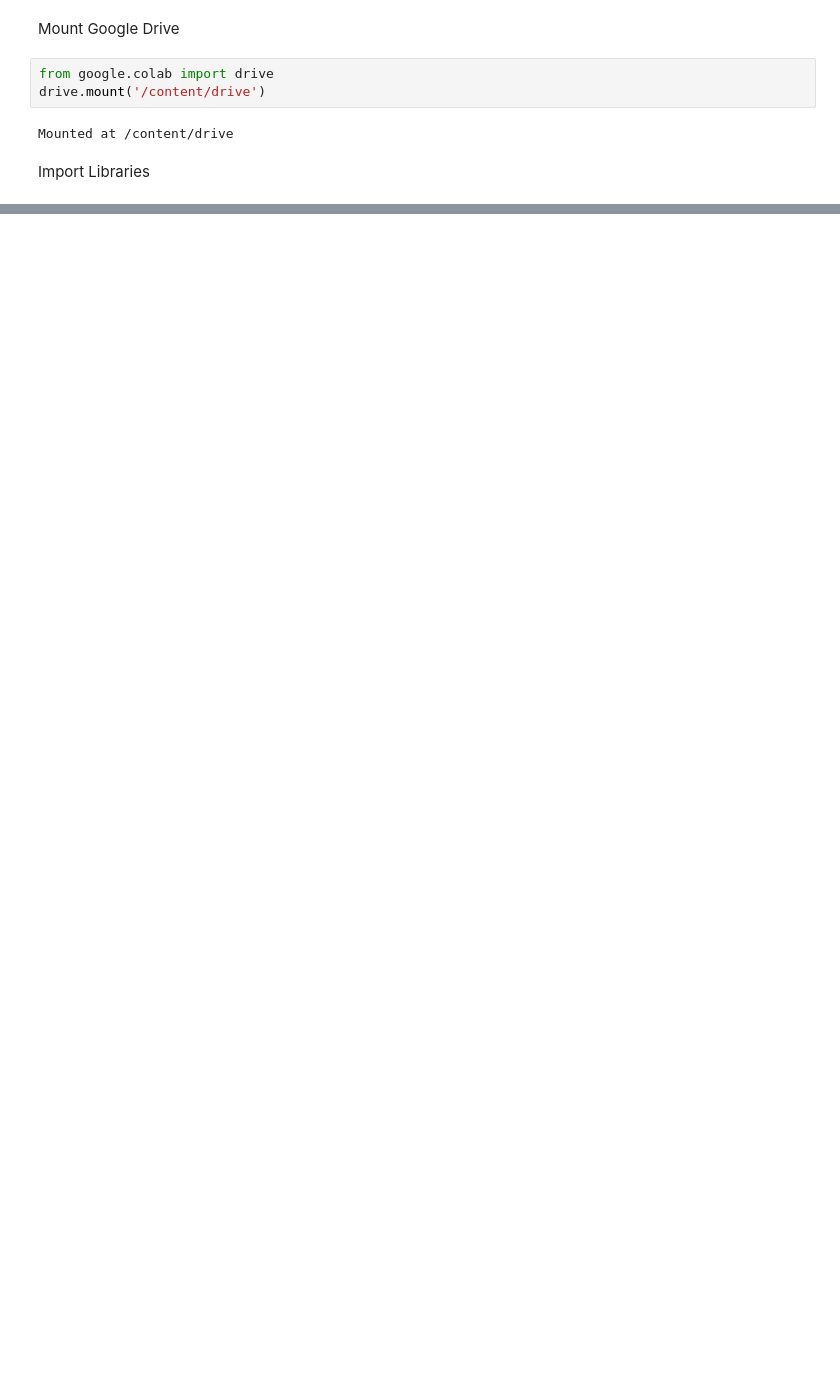
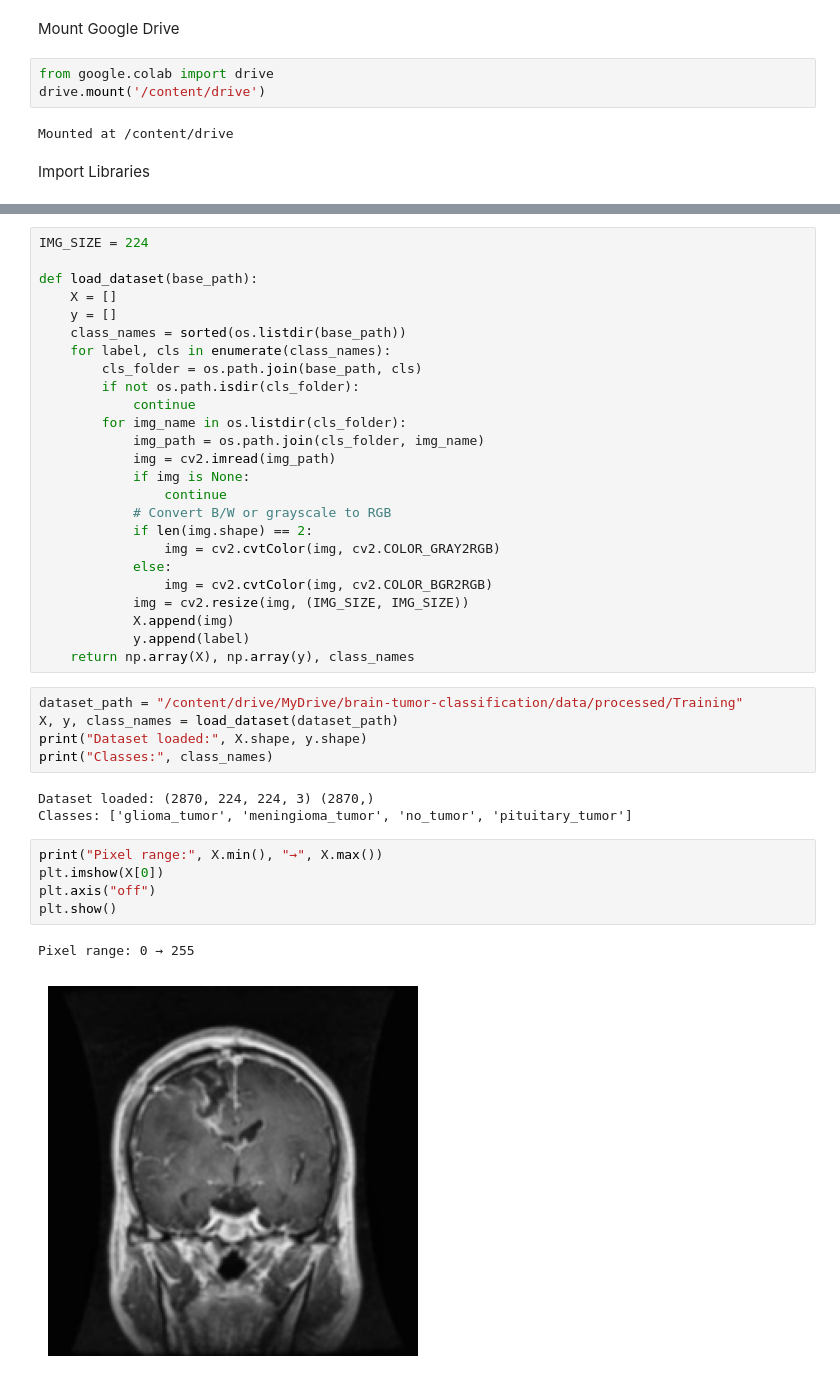
Before and after one commit to SNWE159/brain-tumor-classification, a Jupyter notebook: notebooks/03_VGG16.ipynb, the cells around one changed output, grey strips where cells are left out. Saved outputs shown, nothing was run; the diff lists cells and outputs as text; blank space fills up the shorter version.

```diff
--- a/notebooks/03_VGG16.ipynb
+++ b/notebooks/03_VGG16.ipynb
@@ -1296,0 +26,41 @@ Overall Test Accuracy: 70.30%
+# %%
+IMG_SIZE = 224
+
+def load_dataset(base_path):
+    X = []
+    y = []
+    class_names = sorted(os.listdir(base_path))
+    for label, cls in enumerate(class_names):
+        cls_folder = os.path.join(base_path, cls)
+        if not os.path.isdir(cls_folder):
+            continue
+        for img_name in os.listdir(cls_folder):
+            img_path = os.path.join(cls_folder, img_name)
+            img = cv2.imread(img_path)
+            if img is None:
+                continue
+            # Convert B/W or grayscale to RGB
+            if len(img.shape) == 2:
+                img = cv2.cvtColor(img, cv2.COLOR_GRAY2RGB)
+            else:
+                img = cv2.cvtColor(img, cv2.COLOR_BGR2RGB)
+            img = cv2.resize(img, (IMG_SIZE, IMG_SIZE))
+            X.append(img)
+            y.append(label)
+    return np.array(X), np.array(y), class_names
+# %%
+dataset_path = "/content/drive/MyDrive/brain-tumor-classification/data/processed/Training"
+X, y, class_names = load_dataset(dataset_path)
+print("Dataset loaded:", X.shape, y.shape)
+print("Classes:", class_names)
+# %% [output]
+Dataset loaded: (2870, 224, 224, 3) (2870,)
+Classes: ['glioma_tumor', 'meningioma_tumor', 'no_tumor', 'pituitary_tumor']
+# %%
+print("Pixel range:", X.min(), "→", X.max())
+plt.imshow(X[0])
+plt.axis("off")
+plt.show()
+# %% [output]
+Pixel range: 0 → 255
+[figure, added]
```
Also changed, not shown: parts of 61 cells of this notebook.
